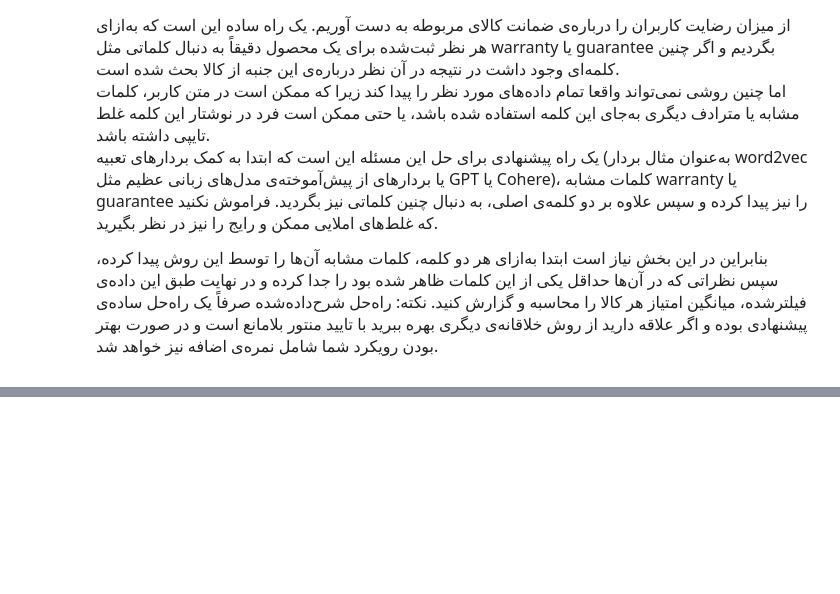
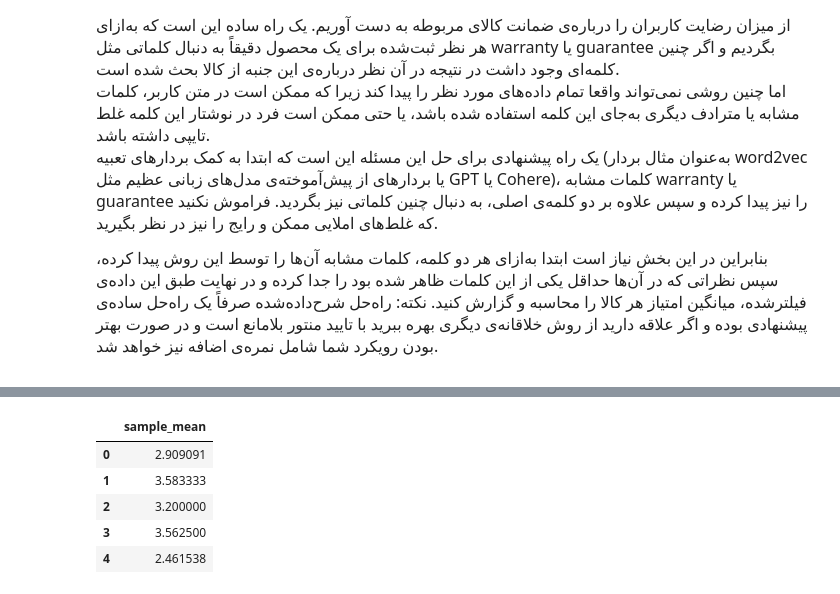
Before and after one commit to Maboudi-Ali/Sentiment_Analysis, a Jupyter notebook: notebooks/Part_2.ipynb, the cells around one changed output, grey strips where cells are left out. Cells and saved outputs as stored; diff of their text form; code cells hidden in the pictures; blank space fills up the shorter version.

```diff
--- a/notebooks/Part_2.ipynb
+++ b/notebooks/Part_2.ipynb
@@ -20,0 +112,3 @@
+# %%
+with open("keywords.pkl", "wb") as f:
+    pickle.dump(keywords, f)
@@ -20,0 +211,11 @@
+# %%
+sample_means = pd.DataFrame({'sample_mean': sample_means})
+sample_means.to_csv('../data/processed/sample_means.csv', index=False)
+sample_means.head()
+# %% [output]
+|  | sample_mean |
+| 0 | 2.909091 |
+| 1 | 3.583333 |
+| 2 | 3.200000 |
+| 3 | 3.562500 |
+| 4 | 2.461538 |
```
Also changed, not shown: parts of 20 cells of this notebook, 1 other file.
